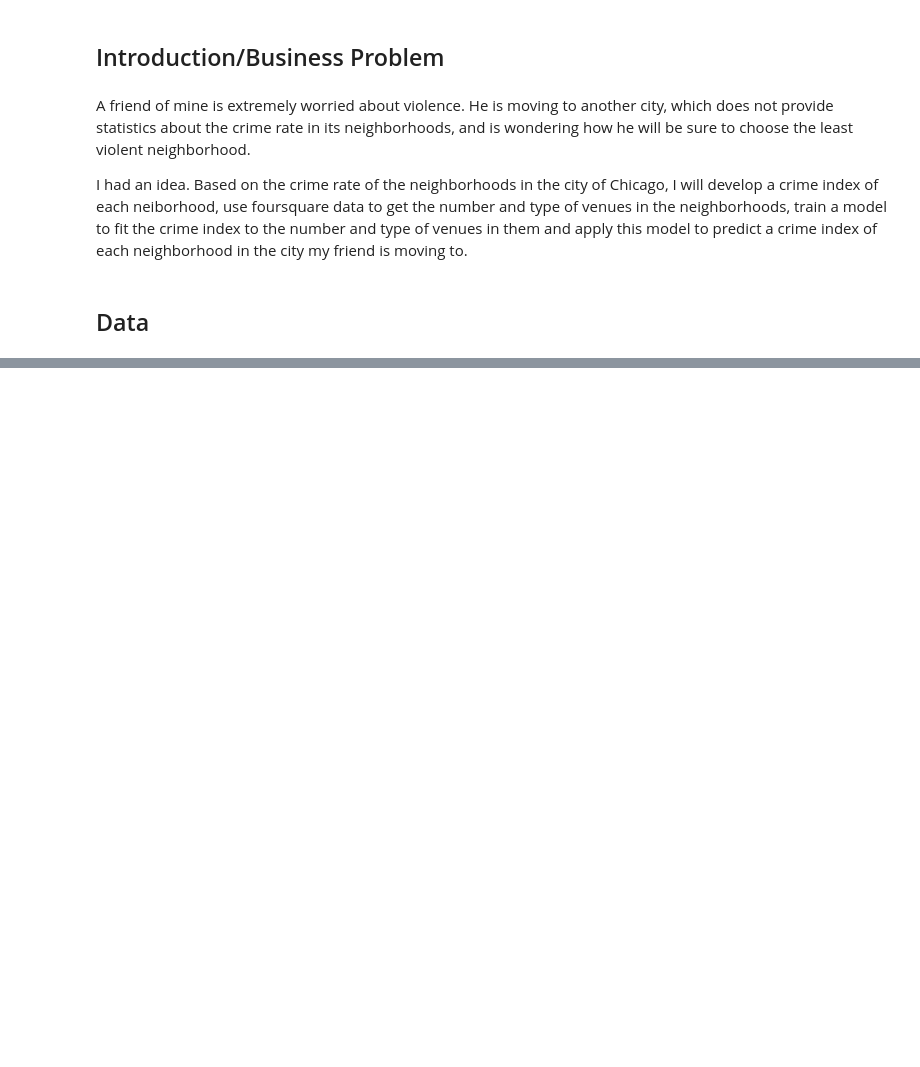
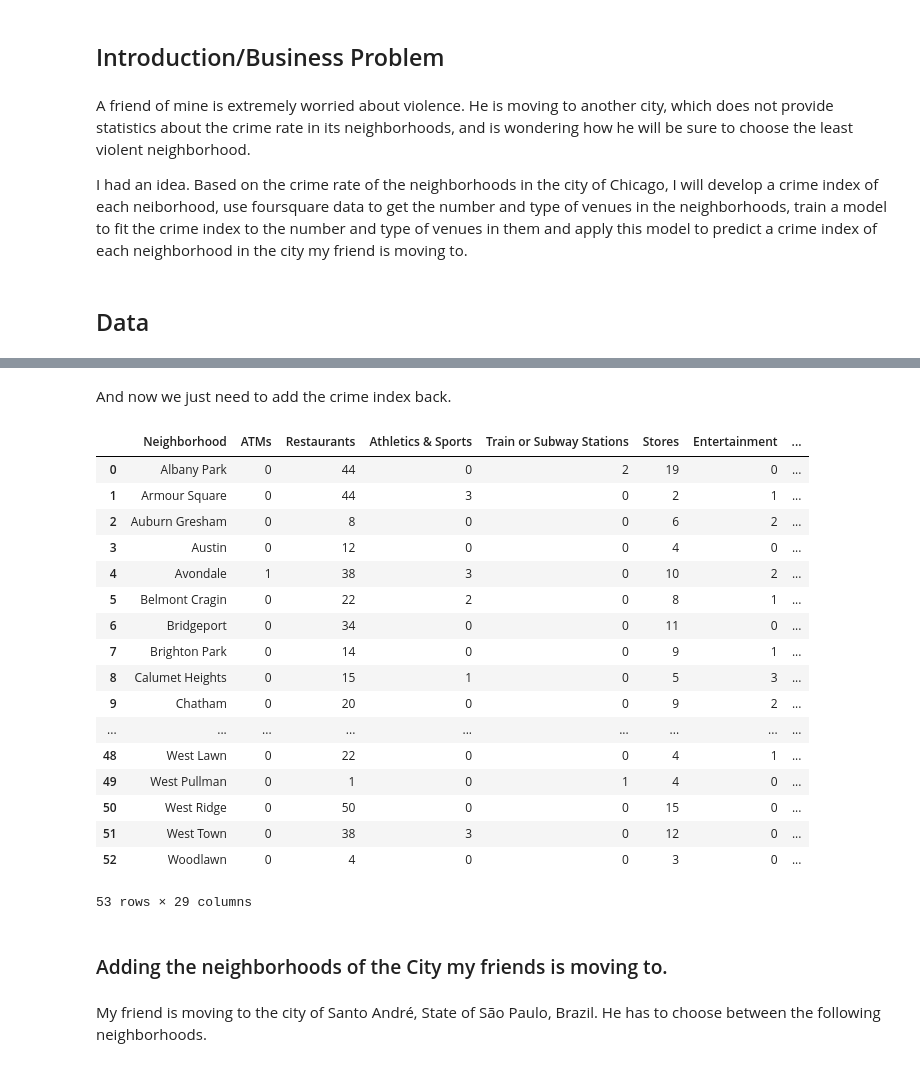
Before and after one commit to yconsani/Capstone-Project---IBM-DS, a Jupyter notebook: Capstone_Project_Yohan_Consani.ipynb, the cells around one changed output, grey strips where cells are left out. Drawn from its saved outputs; the diff is of its cells as text; code cells hidden in the pictures; blank space fills up the shorter version.

```diff
--- a/Capstone_Project_Yohan_Consani.ipynb
+++ b/Capstone_Project_Yohan_Consani.ipynb
@@ -16,0 +718,25 @@ A crime index will be assigned to the neighborhoods of this new city based on th
+# %% [markdown]
+And now we just need to add the crime index back.
+# %%
+df_crime_index = df[['Community','Weighted Score']].rename(columns={"Community": "Neighborhood", "Weighted Score" : "Crime Index"})
+df = df_categories.join(df_crime_index.set_index('Neighborhood'), on='Neighborhood')
+df
+# %% [output]
+|  | Neighborhood | ATMs | Restaurants | Athletics & Sports | Train or Subway Stations | Stores | Entertainment | ... |
+| 0 | Albany Park | 0 | 44 | 0 | 2 | 19 | 0 | ... |
+| 1 | Armour Square | 0 | 44 | 3 | 0 | 2 | 1 | ... |
+| 2 | Auburn Gresham | 0 | 8 | 0 | 0 | 6 | 2 | ... |
+| 3 | Austin | 0 | 12 | 0 | 0 | 4 | 0 | ... |
+| 4 | Avondale | 1 | 38 | 3 | 0 | 10 | 2 | ... |
+| 5 | Belmont Cragin | 0 | 22 | 2 | 0 | 8 | 1 | ... |
+| 6 | Bridgeport | 0 | 34 | 0 | 0 | 11 | 0 | ... |
+| 7 | Brighton Park | 0 | 14 | 0 | 0 | 9 | 1 | ... |
+| 8 | Calumet Heights | 0 | 15 | 1 | 0 | 5 | 3 | ... |
+| 9 | Chatham | 0 | 20 | 0 | 0 | 9 | 2 | ... |
+| ... | ... | ... | ... | ... | ... | ... | ... | ... |
+| 48 | West Lawn | 0 | 22 | 0 | 0 | 4 | 1 | ... |
+| 49 | West Pullman | 0 | 1 | 0 | 1 | 4 | 0 | ... |
+| 50 | West Ridge | 0 | 50 | 0 | 0 | 15 | 0 | ... |
+| 51 | West Town | 0 | 38 | 3 | 0 | 12 | 0 | ... |
+| 52 | Woodlawn | 0 | 4 | 0 | 0 | 3 | 0 | ... |
+53 rows × 29 columns
@@ -16,0 +745,4 @@ A crime index will be assigned to the neighborhoods of this new city based on th
+# %% [markdown]
+### Adding the neighborhoods of the City my friends is moving to.
+# %% [markdown]
+My friend is moving to the city of Santo André, State of São Paulo, Brazil. He has to choose between the following neighborhoods.
```
Also changed, not shown: parts of 92 cells of this notebook.
